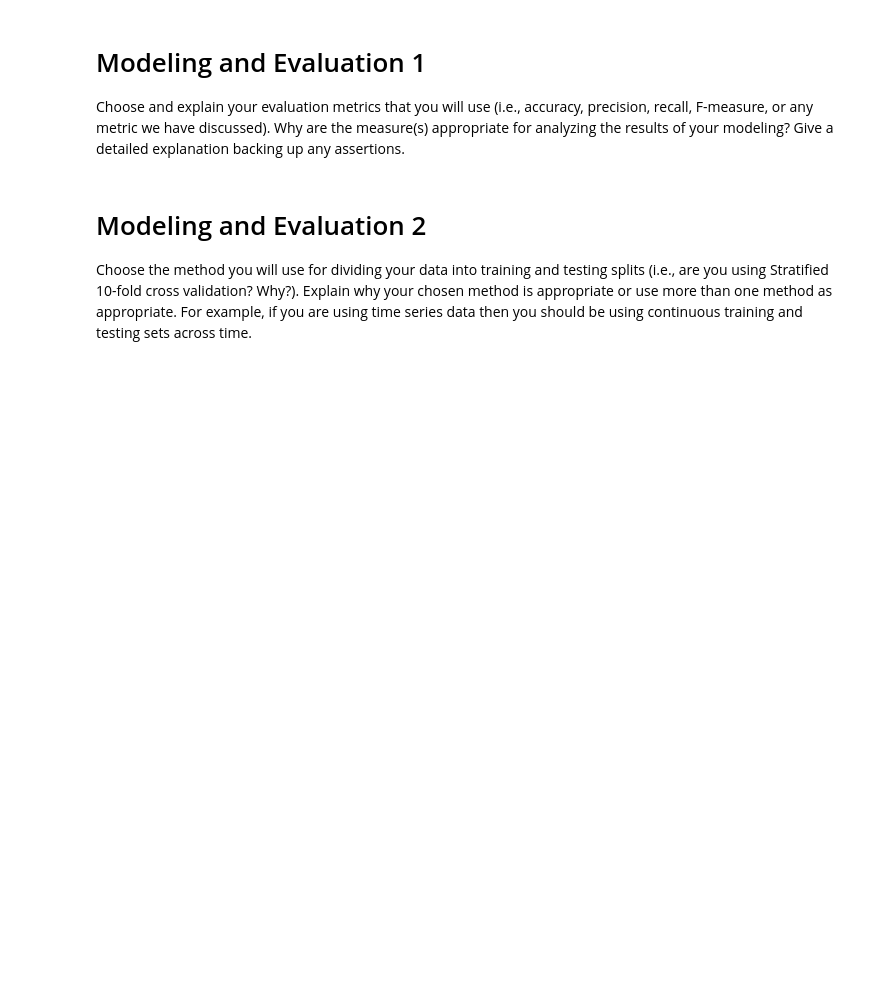
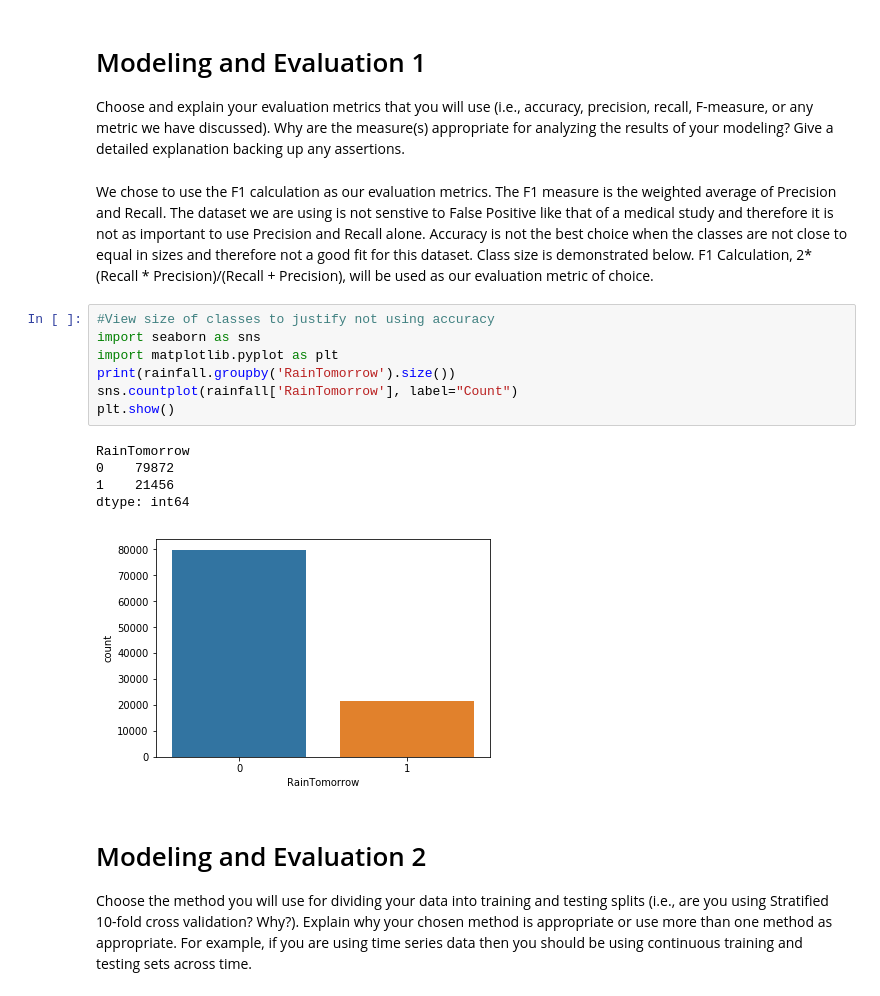
Before and after one commit to jpafford/Data_Mining_7331, a Jupyter notebook: Lab Two Classification.ipynb, the cells around one changed output. Saved outputs shown, nothing was run; the diff lists cells and outputs as text; blank space fills up the shorter version.

Commit message:
Update Lab Two Classification.ipynb
Push  Parts 1 and 2.  Also Changed Accuracy to F1.

```diff
--- a/Lab Two Classification.ipynb
+++ b/Lab Two Classification.ipynb
@@ -178,6 +178,21 @@ Describe the final dataset that is used for classification/regression (include a
 # %% [markdown]
 # Modeling and Evaluation 1
 Choose and explain your evaluation metrics that you will use (i.e., accuracy, precision, recall, F-measure, or any metric we have discussed). Why are the measure(s) appropriate for analyzing the results of your modeling? Give a detailed explanation backing up any assertions.
+# %% [markdown]
+We chose to use the F1 calculation as our evaluation metrics. The F1 measure is the weighted average of Precision and Recall. The dataset we are using is not senstive to False Positive like that of a medical study and therefore it is not as important to use Precision and Recall alone. Accuracy is not the best choice when the classes are not close to equal in sizes and therefore not a good fit for this dataset. Class size is demonstrated below. F1 Calculation, 2*(Recall * Precision)/(Recall + Precision), will be used as our evaluation metric of choice.
+# %%
+#View size of classes to justify not using accuracy
+import seaborn as sns
+import matplotlib.pyplot as plt
+print(rainfall.groupby('RainTomorrow').size())
+sns.countplot(rainfall['RainTomorrow'], label="Count")
+plt.show()
+# %% [output]
+RainTomorrow
+0    79872
+1    21456
+dtype: int64
+[figure, added]
 # %% [markdown]
 # Modeling and Evaluation 2
 Choose the method you will use for dividing your data into training and testing splits (i.e., are you using Stratified 10-fold cross validation? Why?). Explain why your chosen method is appropriate or use more than one method as appropriate. For example, if you are using time series data then you should be using continuous training and testing sets across time.
```
Also changed, not shown: parts of 4 cells of this notebook.
